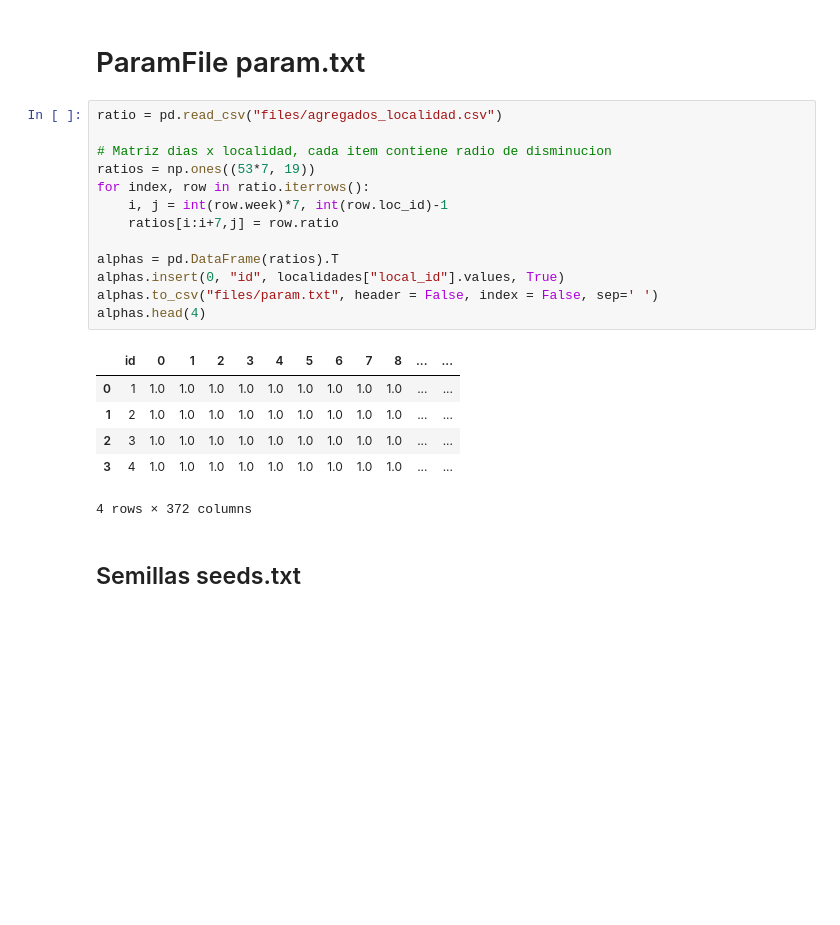
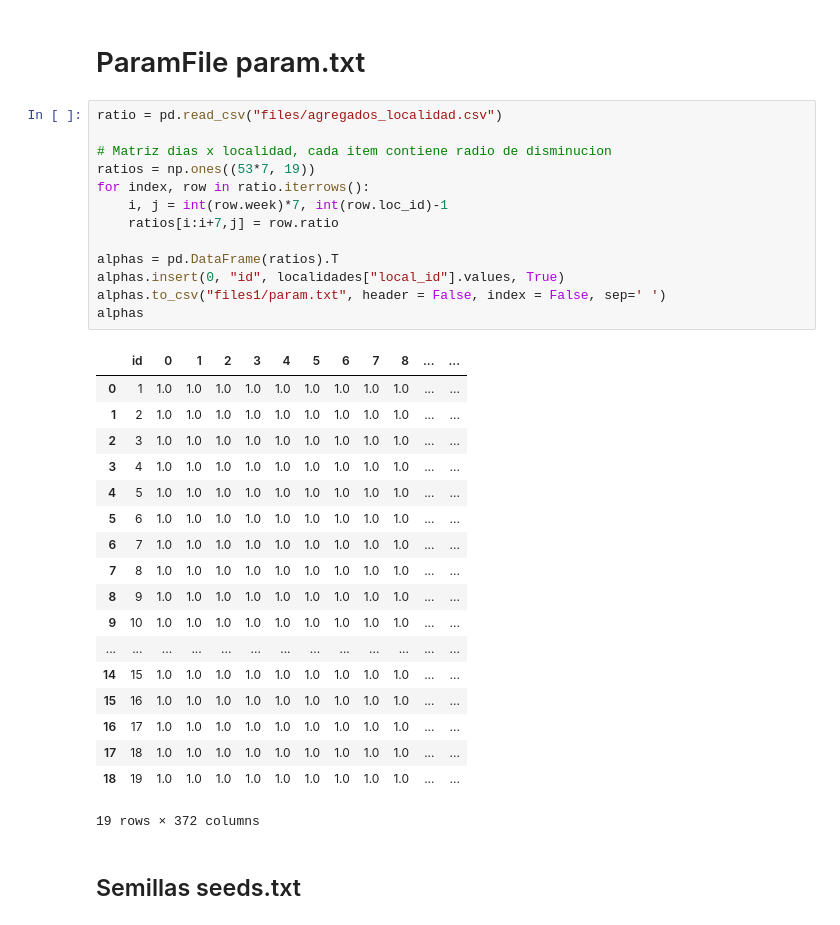
Before and after one commit to eilinlunam/PatchSim-modificado, a Jupyter notebook: Modelo_Bogotá.ipynb, the cells around one changed output. Drawn from its saved outputs; the diff is of its cells as text; blank space fills up the shorter version.

```diff
--- a/Modelo_Bogotá.ipynb
+++ b/Modelo_Bogotá.ipynb
@@ -156,23 +184,35 @@ df.T
 # %%
 ratio = pd.read_csv("files/agregados_localidad.csv")
 
 # Matriz dias x localidad, cada item contiene radio de disminucion
 ratios = np.ones((53*7, 19))
 for index, row in ratio.iterrows():
     i, j = int(row.week)*7, int(row.loc_id)-1
     ratios[i:i+7,j] = row.ratio
 
 alphas = pd.DataFrame(ratios).T
 alphas.insert(0, "id", localidades["local_id"].values, True)
-alphas.to_csv("files/param.txt", header = False, index = False, sep=' ')
-alphas.head(4)
+alphas.to_csv("files1/param.txt", header = False, index = False, sep=' ')
+alphas
 # %% [output]
 |  | id | 0 | 1 | 2 | 3 | 4 | 5 | 6 | 7 | 8 | ... | ... |
 | 0 | 1 | 1.0 | 1.0 | 1.0 | 1.0 | 1.0 | 1.0 | 1.0 | 1.0 | 1.0 | ... | ... |
 | 1 | 2 | 1.0 | 1.0 | 1.0 | 1.0 | 1.0 | 1.0 | 1.0 | 1.0 | 1.0 | ... | ... |
 | 2 | 3 | 1.0 | 1.0 | 1.0 | 1.0 | 1.0 | 1.0 | 1.0 | 1.0 | 1.0 | ... | ... |
 | 3 | 4 | 1.0 | 1.0 | 1.0 | 1.0 | 1.0 | 1.0 | 1.0 | 1.0 | 1.0 | ... | ... |
+| 4 | 5 | 1.0 | 1.0 | 1.0 | 1.0 | 1.0 | 1.0 | 1.0 | 1.0 | 1.0 | ... | ... |
+| 5 | 6 | 1.0 | 1.0 | 1.0 | 1.0 | 1.0 | 1.0 | 1.0 | 1.0 | 1.0 | ... | ... |
+| 6 | 7 | 1.0 | 1.0 | 1.0 | 1.0 | 1.0 | 1.0 | 1.0 | 1.0 | 1.0 | ... | ... |
+| 7 | 8 | 1.0 | 1.0 | 1.0 | 1.0 | 1.0 | 1.0 | 1.0 | 1.0 | 1.0 | ... | ... |
+| 8 | 9 | 1.0 | 1.0 | 1.0 | 1.0 | 1.0 | 1.0 | 1.0 | 1.0 | 1.0 | ... | ... |
+| 9 | 10 | 1.0 | 1.0 | 1.0 | 1.0 | 1.0 | 1.0 | 1.0 | 1.0 | 1.0 | ... | ... |
+| ... | ... | ... | ... | ... | ... | ... | ... | ... | ... | ... | ... | ... |
+| 14 | 15 | 1.0 | 1.0 | 1.0 | 1.0 | 1.0 | 1.0 | 1.0 | 1.0 | 1.0 | ... | ... |
+| 15 | 16 | 1.0 | 1.0 | 1.0 | 1.0 | 1.0 | 1.0 | 1.0 | 1.0 | 1.0 | ... | ... |
+| 16 | 17 | 1.0 | 1.0 | 1.0 | 1.0 | 1.0 | 1.0 | 1.0 | 1.0 | 1.0 | ... | ... |
+| 17 | 18 | 1.0 | 1.0 | 1.0 | 1.0 | 1.0 | 1.0 | 1.0 | 1.0 | 1.0 | ... | ... |
+| 18 | 19 | 1.0 | 1.0 | 1.0 | 1.0 | 1.0 | 1.0 | 1.0 | 1.0 | 1.0 | ... | ... |
-4 rows × 372 columns
+19 rows × 372 columns
 # %% [markdown]
 ## Semillas seeds.txt
 # %%
```
Also changed, not shown: parts of 11 cells of this notebook, 17 other files.
